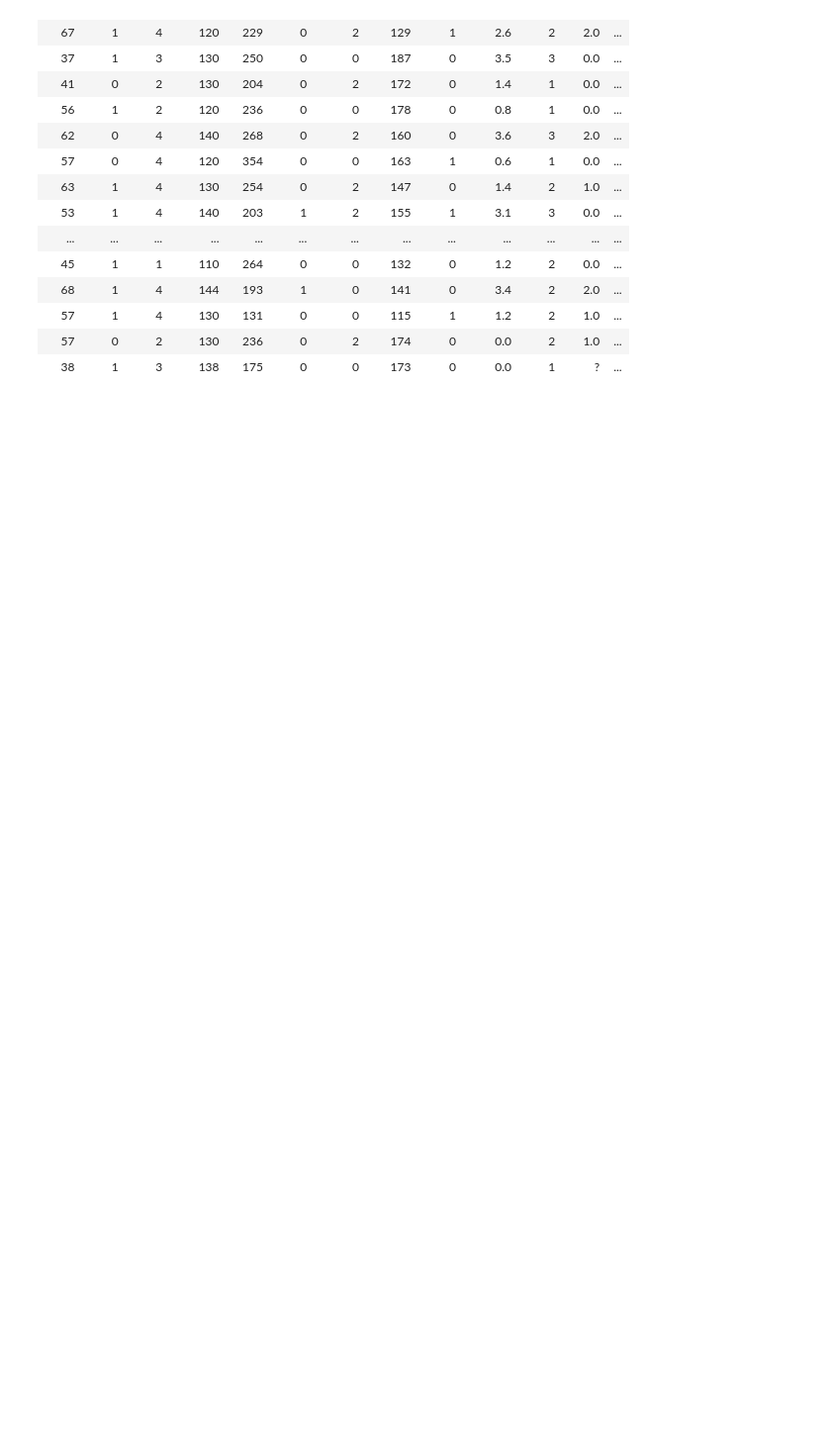
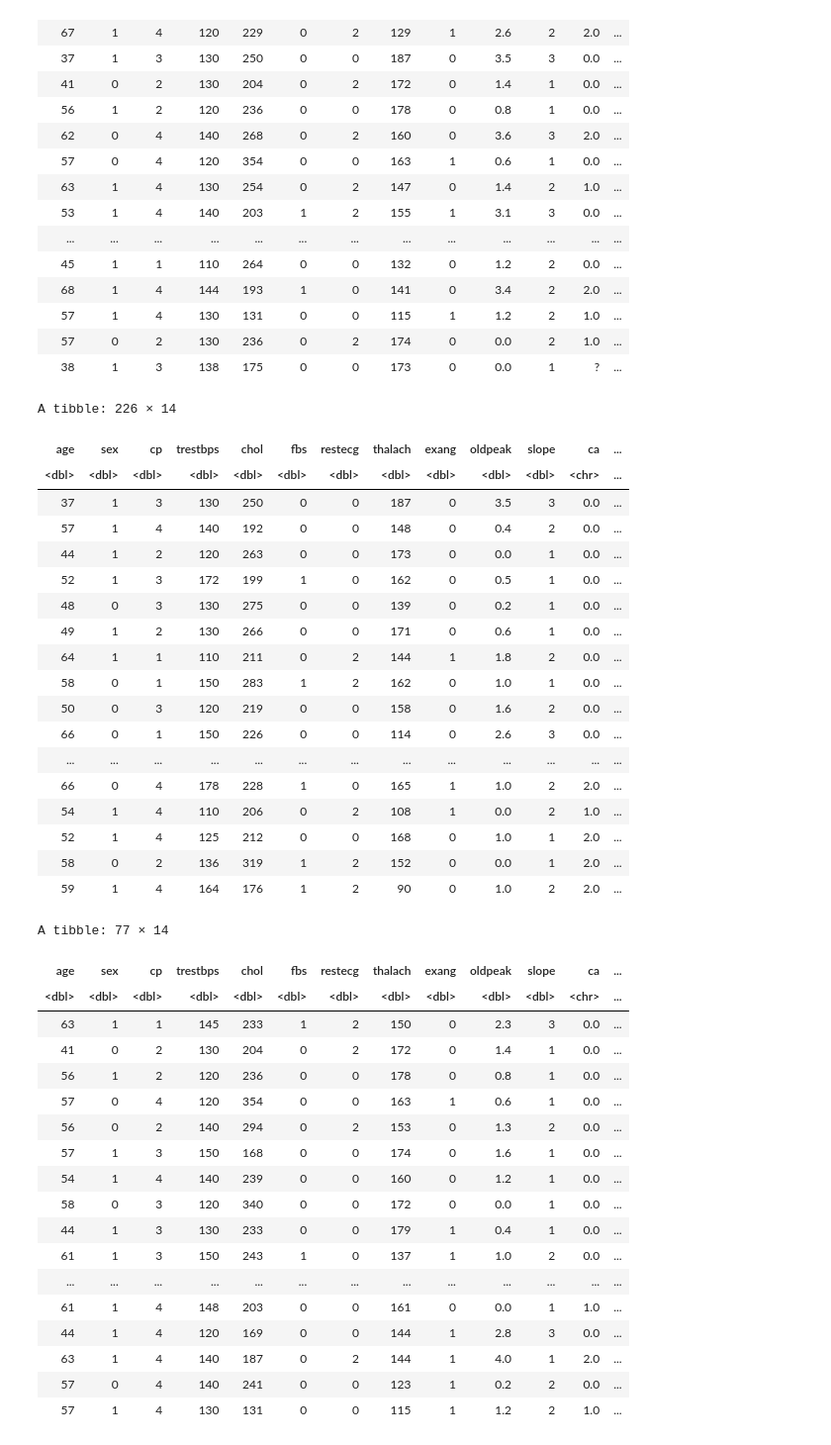
Before and after one commit to TimWei12/Group_25_project, a Jupyter notebook: Project proposal.ipynb, the cells around one changed output. Shown at 99% size. Cells and saved outputs as stored; diff of their text form; code cells hidden in the pictures; blank space fills up the shorter version.

```diff
--- a/Project proposal.ipynb
+++ b/Project proposal.ipynb
@@ -87,3 +73,49 @@ A spec_tbl_df: 303 × 14
 | 57 | 1 | 4 | 130 | 131 | 0 | 0 | 115 | 1 | 1.2 | 2 | 1.0 | ... |
 | 57 | 0 | 2 | 130 | 236 | 0 | 2 | 174 | 0 | 0.0 | 2 | 1.0 | ... |
 | 38 | 1 | 3 | 138 | 175 | 0 | 0 | 173 | 0 | 0.0 | 1 | ? | ... |
+# %%
+set.seed(3456)
+cleveland_split <- initial_split(H_D_cleveland, prop = 0.75, strata = num)
+cleveland_train <- training(cleveland_split)
+cleveland_test <- testing(cleveland_split)
+cleveland_train
+cleveland_test
+# %% [output]
+A tibble: 226 × 14
+| age | sex | cp | trestbps | chol | fbs | restecg | thalach | exang | oldpeak | slope | ca | ... |
+| <dbl> | <dbl> | <dbl> | <dbl> | <dbl> | <dbl> | <dbl> | <dbl> | <dbl> | <dbl> | <dbl> | <chr> | ... |
+| 37 | 1 | 3 | 130 | 250 | 0 | 0 | 187 | 0 | 3.5 | 3 | 0.0 | ... |
+| 57 | 1 | 4 | 140 | 192 | 0 | 0 | 148 | 0 | 0.4 | 2 | 0.0 | ... |
+| 44 | 1 | 2 | 120 | 263 | 0 | 0 | 173 | 0 | 0.0 | 1 | 0.0 | ... |
+| 52 | 1 | 3 | 172 | 199 | 1 | 0 | 162 | 0 | 0.5 | 1 | 0.0 | ... |
+| 48 | 0 | 3 | 130 | 275 | 0 | 0 | 139 | 0 | 0.2 | 1 | 0.0 | ... |
+| 49 | 1 | 2 | 130 | 266 | 0 | 0 | 171 | 0 | 0.6 | 1 | 0.0 | ... |
+| 64 | 1 | 1 | 110 | 211 | 0 | 2 | 144 | 1 | 1.8 | 2 | 0.0 | ... |
+| 58 | 0 | 1 | 150 | 283 | 1 | 2 | 162 | 0 | 1.0 | 1 | 0.0 | ... |
+| 50 | 0 | 3 | 120 | 219 | 0 | 0 | 158 | 0 | 1.6 | 2 | 0.0 | ... |
+| 66 | 0 | 1 | 150 | 226 | 0 | 0 | 114 | 0 | 2.6 | 3 | 0.0 | ... |
+| ... | ... | ... | ... | ... | ... | ... | ... | ... | ... | ... | ... | ... |
+| 66 | 0 | 4 | 178 | 228 | 1 | 0 | 165 | 1 | 1.0 | 2 | 2.0 | ... |
+| 54 | 1 | 4 | 110 | 206 | 0 | 2 | 108 | 1 | 0.0 | 2 | 1.0 | ... |
+| 52 | 1 | 4 | 125 | 212 | 0 | 0 | 168 | 0 | 1.0 | 1 | 2.0 | ... |
+| 58 | 0 | 2 | 136 | 319 | 1 | 2 | 152 | 0 | 0.0 | 1 | 2.0 | ... |
+| 59 | 1 | 4 | 164 | 176 | 1 | 2 | 90 | 0 | 1.0 | 2 | 2.0 | ... |
+A tibble: 77 × 14
+| age | sex | cp | trestbps | chol | fbs | restecg | thalach | exang | oldpeak | slope | ca | ... |
+| <dbl> | <dbl> | <dbl> | <dbl> | <dbl> | <dbl> | <dbl> | <dbl> | <dbl> | <dbl> | <dbl> | <chr> | ... |
+| 63 | 1 | 1 | 145 | 233 | 1 | 2 | 150 | 0 | 2.3 | 3 | 0.0 | ... |
+| 41 | 0 | 2 | 130 | 204 | 0 | 2 | 172 | 0 | 1.4 | 1 | 0.0 | ... |
+| 56 | 1 | 2 | 120 | 236 | 0 | 0 | 178 | 0 | 0.8 | 1 | 0.0 | ... |
+| 57 | 0 | 4 | 120 | 354 | 0 | 0 | 163 | 1 | 0.6 | 1 | 0.0 | ... |
+| 56 | 0 | 2 | 140 | 294 | 0 | 2 | 153 | 0 | 1.3 | 2 | 0.0 | ... |
+| 57 | 1 | 3 | 150 | 168 | 0 | 0 | 174 | 0 | 1.6 | 1 | 0.0 | ... |
+| 54 | 1 | 4 | 140 | 239 | 0 | 0 | 160 | 0 | 1.2 | 1 | 0.0 | ... |
+| 58 | 0 | 3 | 120 | 340 | 0 | 0 | 172 | 0 | 0.0 | 1 | 0.0 | ... |
+| 44 | 1 | 3 | 130 | 233 | 0 | 0 | 179 | 1 | 0.4 | 1 | 0.0 | ... |
+| 61 | 1 | 3 | 150 | 243 | 1 | 0 | 137 | 1 | 1.0 | 2 | 0.0 | ... |
+| ... | ... | ... | ... | ... | ... | ... | ... | ... | ... | ... | ... | ... |
+| 61 | 1 | 4 | 148 | 203 | 0 | 0 | 161 | 0 | 0.0 | 1 | 1.0 | ... |
+| 44 | 1 | 4 | 120 | 169 | 0 | 0 | 144 | 1 | 2.8 | 3 | 0.0 | ... |
+| 63 | 1 | 4 | 140 | 187 | 0 | 2 | 144 | 1 | 4.0 | 1 | 2.0 | ... |
+| 57 | 0 | 4 | 140 | 241 | 0 | 0 | 123 | 1 | 0.2 | 2 | 0.0 | ... |
+| 57 | 1 | 4 | 130 | 131 | 0 | 0 | 115 | 1 | 1.2 | 2 | 1.0 | ... |
```
Also changed, not shown: parts of 3 cells of this notebook.
